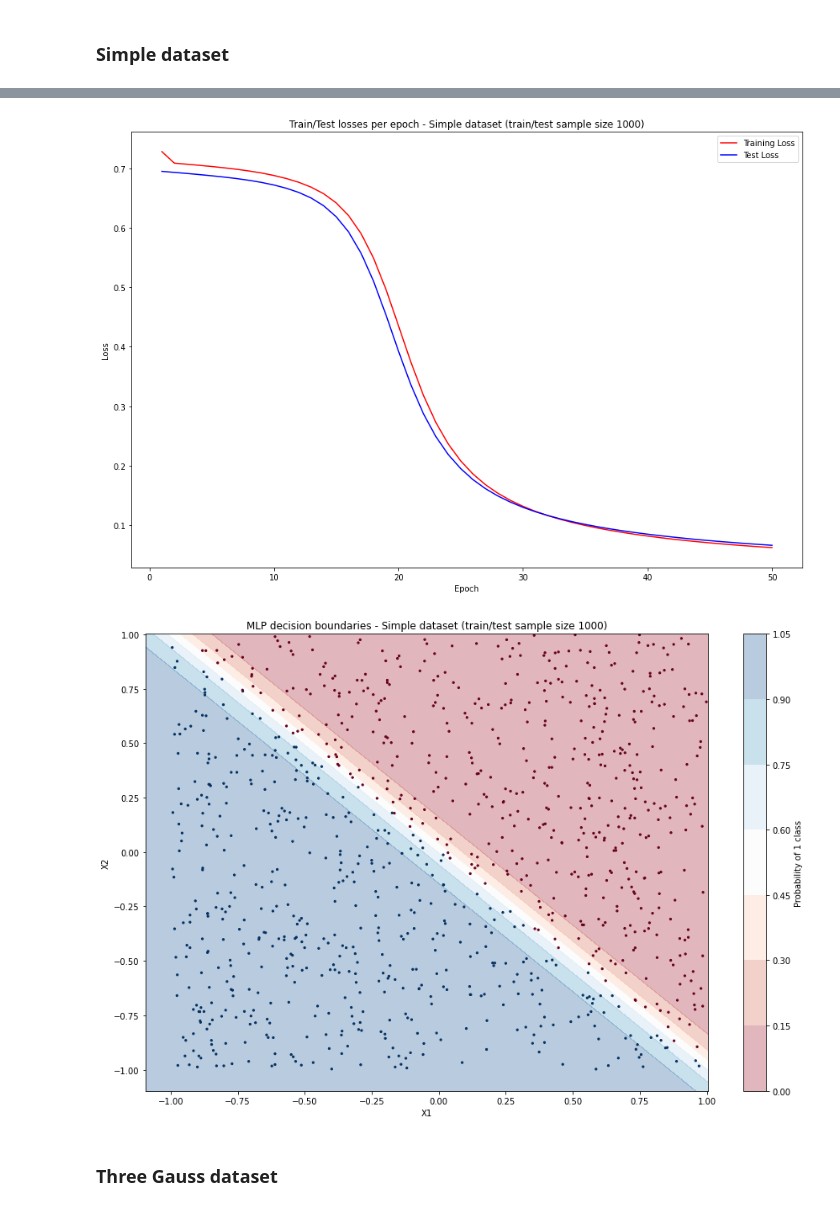
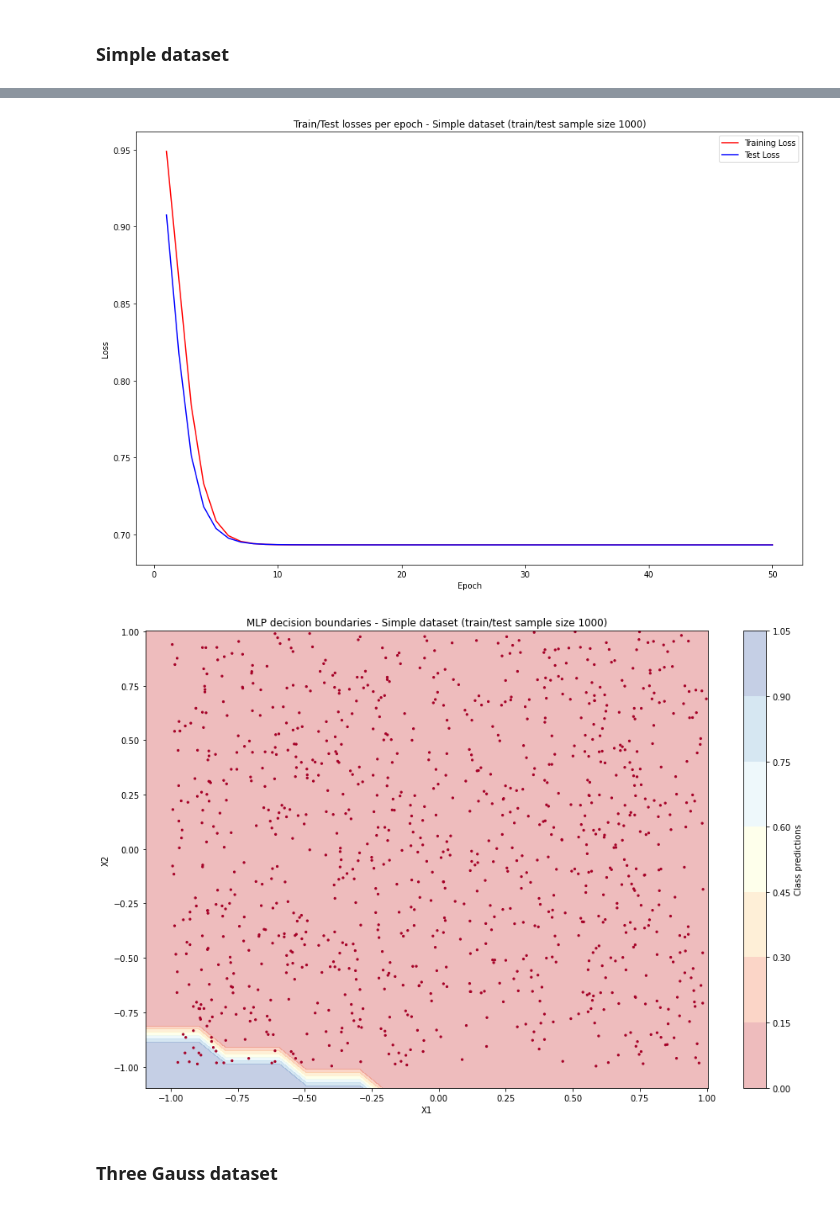
Before and after one commit to antoniszczepanik/toygrad, a Jupyter notebook: experiment.ipynb, the cells around one changed output, grey strips where cells are left out. Saved outputs shown, nothing was run; the diff lists cells and outputs as text; code cells hidden in the pictures.

```diff
--- a/experiment.ipynb
+++ b/experiment.ipynb
@@ -40,7 +40,7 @@ for size in DATASET_SIZES:
     layers = [
         Layer(in_size=2, out_size=5, activ_function=Sigmoid),
         Layer(in_size=5, out_size=5, activ_function=Sigmoid),
-        Layer(in_size=5, out_size=1, activ_function=Sigmoid),
+        Layer(in_size=5, out_size=2, activ_function=SoftMax),
     ]
     print("=======================================================================================")
     header = f"Simple dataset (train/test sample size {size})"
@@ -57,7 +57,7 @@ for size in DATASET_SIZES:
     )
     stats = m.train(X,Y, X_test, Y_test)
     plot_train_test_losses(**stats, title=f"Train/Test losses per epoch - {header}")
-    plot_categorical_decisions(X_test, Y_test, m, f"MLP decision boundaries - {header}", binary=True)
+    plot_categorical_decisions(X_test, Y_test, m, f"MLP decision boundaries - {header}", binary=False)
 # %% [output]
 =======================================================================================
 Simple dataset (train/test sample size 100)
@@ -90,5 +90,5 @@ Epoch   50 - train loss 0.06189, test loss 0.06582
-[figure, old version]
+[figure, new version]
-[figure, old version]
+[figure, new version]
 # %% [markdown]
 ### Three Gauss dataset
 # %%
```
Also changed, not shown: parts of 1 cell of this notebook, 3 other files.
